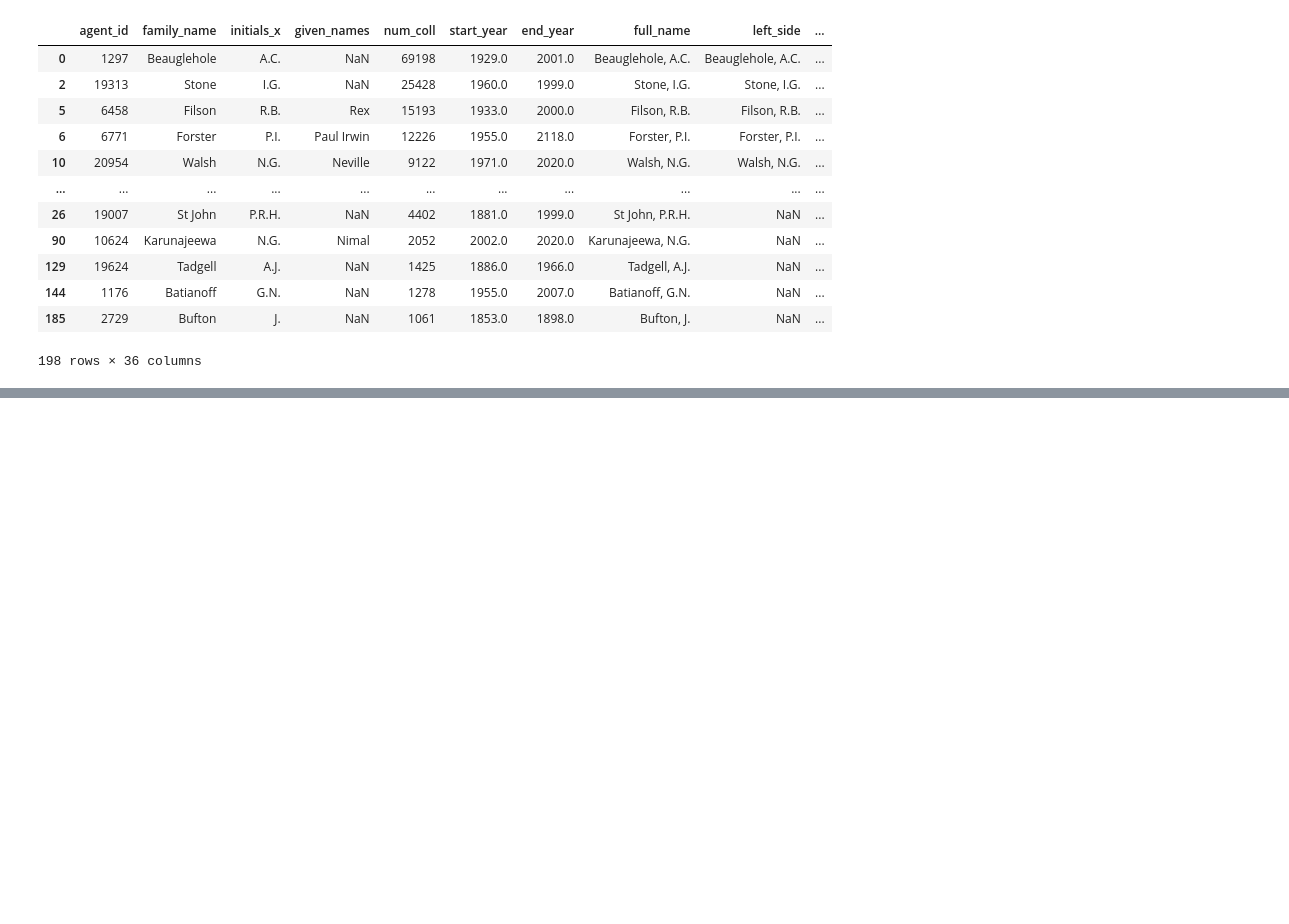
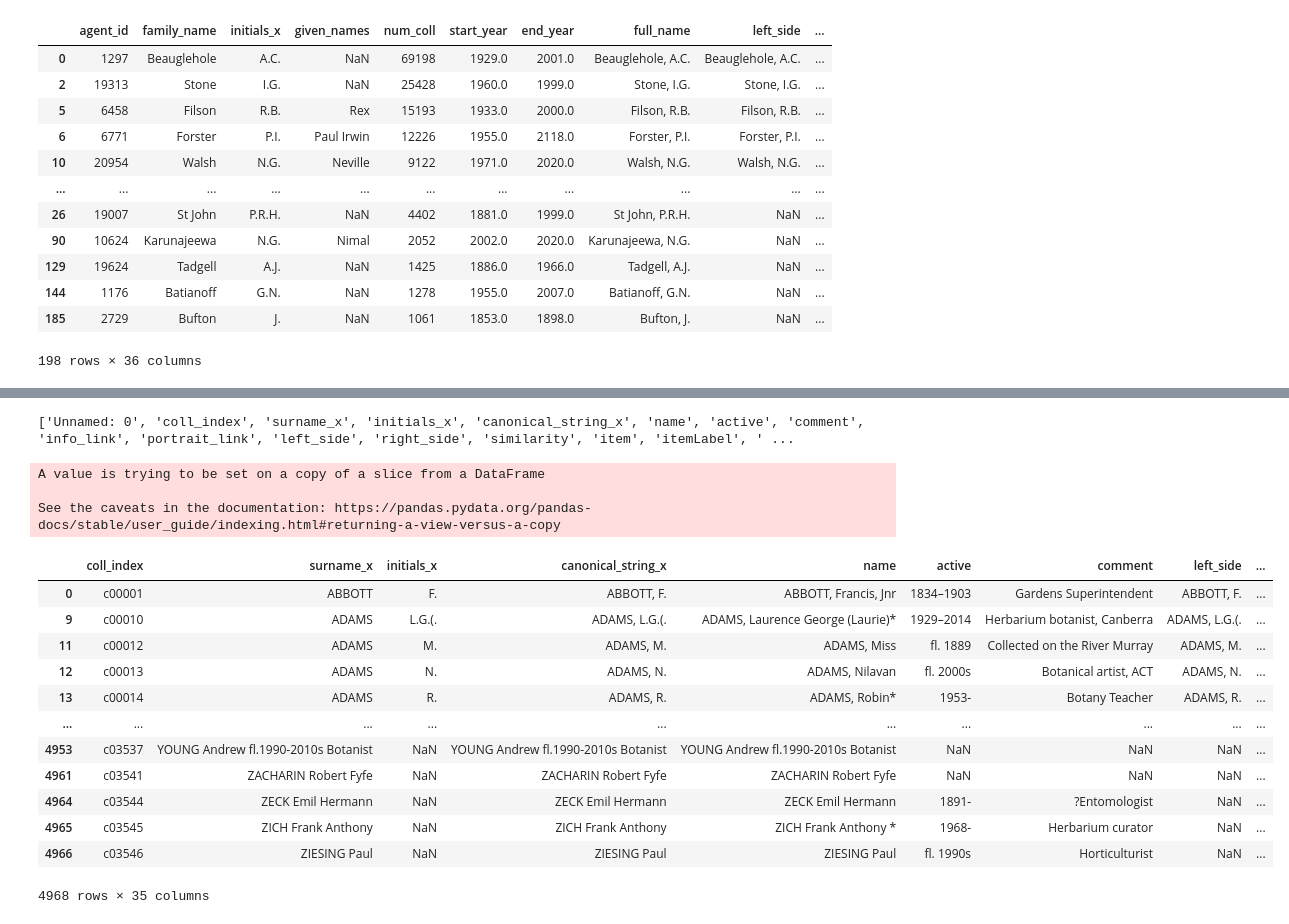
Before and after one commit to nielsklazenga/avh-collectors, a Jupyter notebook: cosine_similarity.ipynb, the cells around one changed output, grey strips where cells are left out. Drawn from its saved outputs; the diff is of its cells as text; code cells hidden in the pictures; blank space fills up the shorter version.

```diff
--- a/cosine_similarity.ipynb
+++ b/cosine_similarity.ipynb
@@ -269,0 +290,15 @@ df_melcoll_wikidata_cossim.to_csv('data/melcoll_wikidata_cossim.csv')
+# %%
+# Vectorize CHAH collector names (use transform())
+tf_idf_matrix_dirty = vectorizer.transform(df_chahcoll['canonical_string'])
+
+# Calculate Cosine Similarity
+import time
+t1 = time.time()
+matches = awesome_cossim_topn(tf_idf_matrix_dirty, tf_idf_matrix_clean.transpose(), 1, 0.5)
+t = time.time()-t1
+print("SELFTIMED:", t)
+
+# Get matches and create data frame
+matches_df = get_matches_df(matches, df_chahcoll['canonical_string'], df_wikidata_unique['canonical_string'], top=0)
+
+matches_df.head()
@@ -269,0 +313,42 @@ df_melcoll_wikidata_cossim.to_csv('data/melcoll_wikidata_cossim.csv')
+# %%
+# Join matches data frame to MEL collectors data frame
+df_chahcoll_matches = pd.merge(df_chahcoll, matches_df, left_on='canonical_string', right_on='left_side', how='left')
+
+# Join Wikidata items
+df_chahcoll_matches_wikidata = pd.merge(df_chahcoll_matches, df_wikidata, left_on='right_side', right_on='canonical_string', how='left')
+df_chahcoll_matches_wikidata = pd.merge(df_chahcoll_matches_wikidata, df_wikidata_unique, left_on='right_side', right_on='canonical_string', how='left')
+df_chahcoll_matches_wikidata.rename(columns={df_chahcoll_matches_wikidata.columns.tolist()[-1]: 'dup_count'}, inplace=True)
+
+print(df_chahcoll_matches_wikidata.columns.tolist())
+
+# Remove unwanted columns
+df_chahcoll_wikidata_cossim = df_chahcoll_matches_wikidata[['coll_index', 'surname_x', 'initials_x', 'canonical_string_x', 'name', 'active', 'comment',
+                                                          'left_side', 'right_side', 'similarity', 'dup_count',
+                                                          'item', 'itemLabel', 'surname_y', 'initials_y', 'canonical_string_y',
+                                                          'orcid', 'viaf', 'isni', 'harv', 'ipni', 'abbr', 'bloodhound_id',
+                                                          'enc_au_sc_id', 'yob', 'yod', 'wyb', 'wye', 'wikidata_link',
+                                                          'orcid_link', 'harv_link', 'ipni_link', 'bloodhound_link',
+                                                          'enc_au_sc_link', 'au_dict_bio_link']]
+
+# Sort by similarity (desc), number of Wikidata items (asc) and number of collections (desc)
+df_chahcoll_wikidata_cossim.sort_values(by=['similarity', 'dup_count'], ascending=[False, True], inplace=True)
+
+df_chahcoll_wikidata_cossim
+# %% [output]
+['Unnamed: 0', 'coll_index', 'surname_x', 'initials_x', 'canonical_string_x', 'name', 'active', 'comment', 'info_link', 'portrait_link', 'left_side', 'right_side', 'similarity', 'item', 'itemLabel', ' ...
+A value is trying to be set on a copy of a slice from a DataFrame
+
+See the caveats in the documentation: https://pandas.pydata.org/pandas-docs/stable/user_guide/indexing.html#returning-a-view-versus-a-copy
+|  | coll_index | surname_x | initials_x | canonical_string_x | name | active | comment | left_side | ... |
+| 0 | c00001 | ABBOTT | F. | ABBOTT, F. | ABBOTT, Francis, Jnr | 1834–1903 | Gardens Superintendent | ABBOTT, F. | ... |
+| 9 | c00010 | ADAMS | L.G.(. | ADAMS, L.G.(. | ADAMS, Laurence George (Laurie)* | 1929–2014 | Herbarium botanist, Canberra | ADAMS, L.G.(. | ... |
+| 11 | c00012 | ADAMS | M. | ADAMS, M. | ADAMS, Miss | fl. 1889 | Collected on the River Murray | ADAMS, M. | ... |
+| 12 | c00013 | ADAMS | N. | ADAMS, N. | ADAMS, Nilavan | fl. 2000s | Botanical artist, ACT | ADAMS, N. | ... |
+| 13 | c00014 | ADAMS | R. | ADAMS, R. | ADAMS, Robin* | 1953- | Botany Teacher | ADAMS, R. | ... |
+| ... | ... | ... | ... | ... | ... | ... | ... | ... | ... |
+| 4953 | c03537 | YOUNG Andrew fl.1990-2010s Botanist | NaN | YOUNG Andrew fl.1990-2010s Botanist | YOUNG Andrew fl.1990-2010s Botanist | NaN | NaN | NaN | ... |
+| 4961 | c03541 | ZACHARIN Robert Fyfe | NaN | ZACHARIN Robert Fyfe | ZACHARIN Robert Fyfe | NaN | NaN | NaN | ... |
+| 4964 | c03544 | ZECK Emil Hermann | NaN | ZECK Emil Hermann | ZECK Emil Hermann | 1891- | ?Entomologist | NaN | ... |
+| 4965 | c03545 | ZICH Frank Anthony | NaN | ZICH Frank Anthony | ZICH Frank Anthony * | 1968- | Herbarium curator | NaN | ... |
+| 4966 | c03546 | ZIESING Paul | NaN | ZIESING Paul | ZIESING Paul | fl. 1990s | Horticulturist | NaN | ... |
+4968 rows × 35 columns
```
Also changed, not shown: parts of 7 cells of this notebook, 5 other files.
